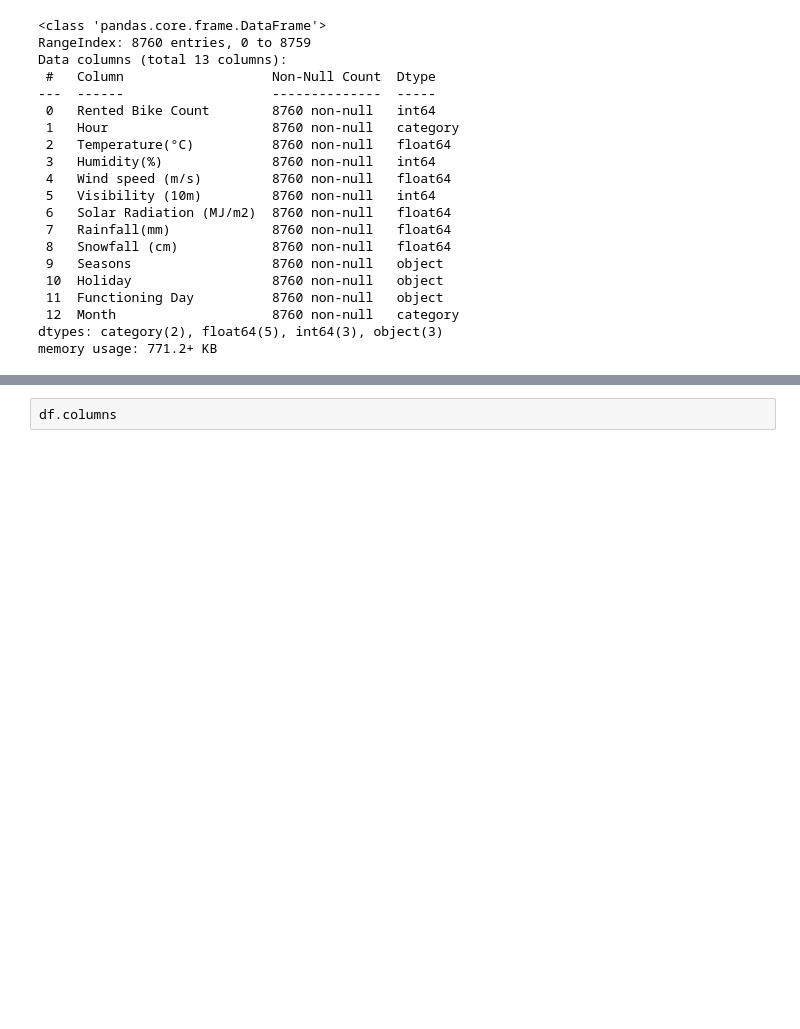
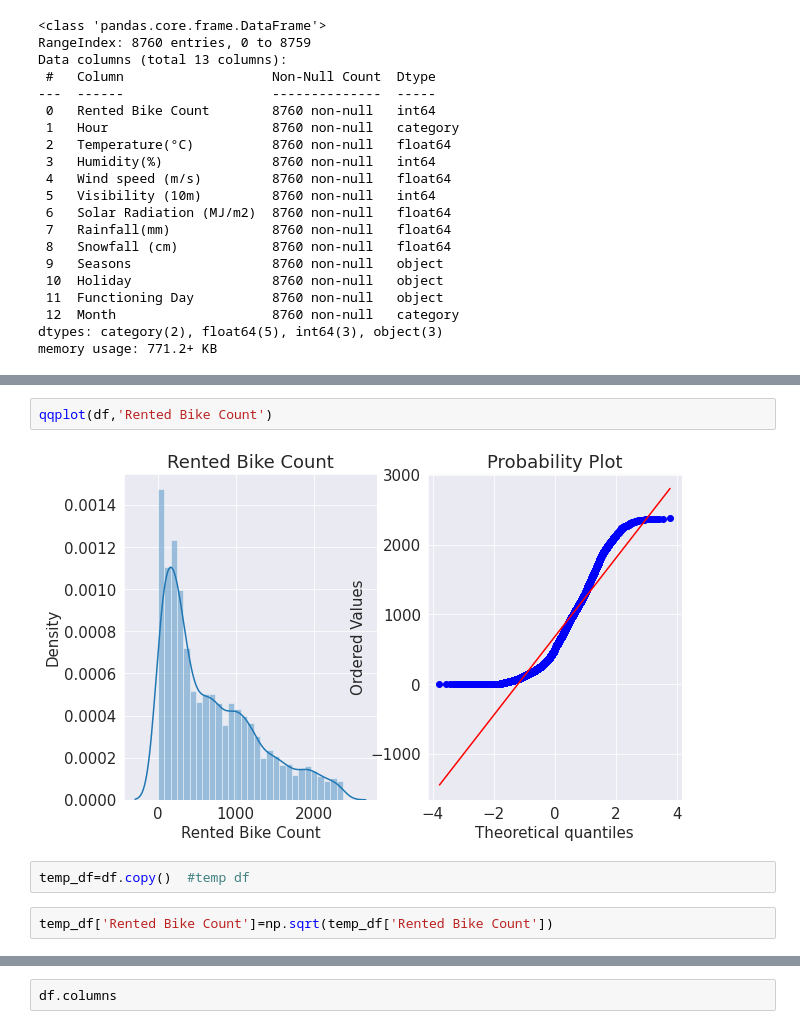
Before and after one commit to GoPlusUltra/Bike-Sharing-Prediction-Model, a Jupyter notebook: Copy_of_Bike_Sharing_Demand_Prediction_Capstone_Project.ipynb, the cells around one changed output, grey strips where cells are left out. Cells and saved outputs as stored; diff of their text form; blank space fills up the shorter version.

```diff
--- a/Copy_of_Bike_Sharing_Demand_Prediction_Capstone_Project.ipynb
+++ b/Copy_of_Bike_Sharing_Demand_Prediction_Capstone_Project.ipynb
@@ -490,0 +552,8 @@ sns.distplot(df['Snowfall (cm)'])
+# %%
+qqplot(df,'Rented Bike Count')
+# %% [output]
+[figure, added]
+# %%
+temp_df=df.copy()  #temp df
+# %%
+temp_df['Rented Bike Count']=np.sqrt(temp_df['Rented Bike Count'])
```
Also changed, not shown: parts of 21 cells of this notebook.
